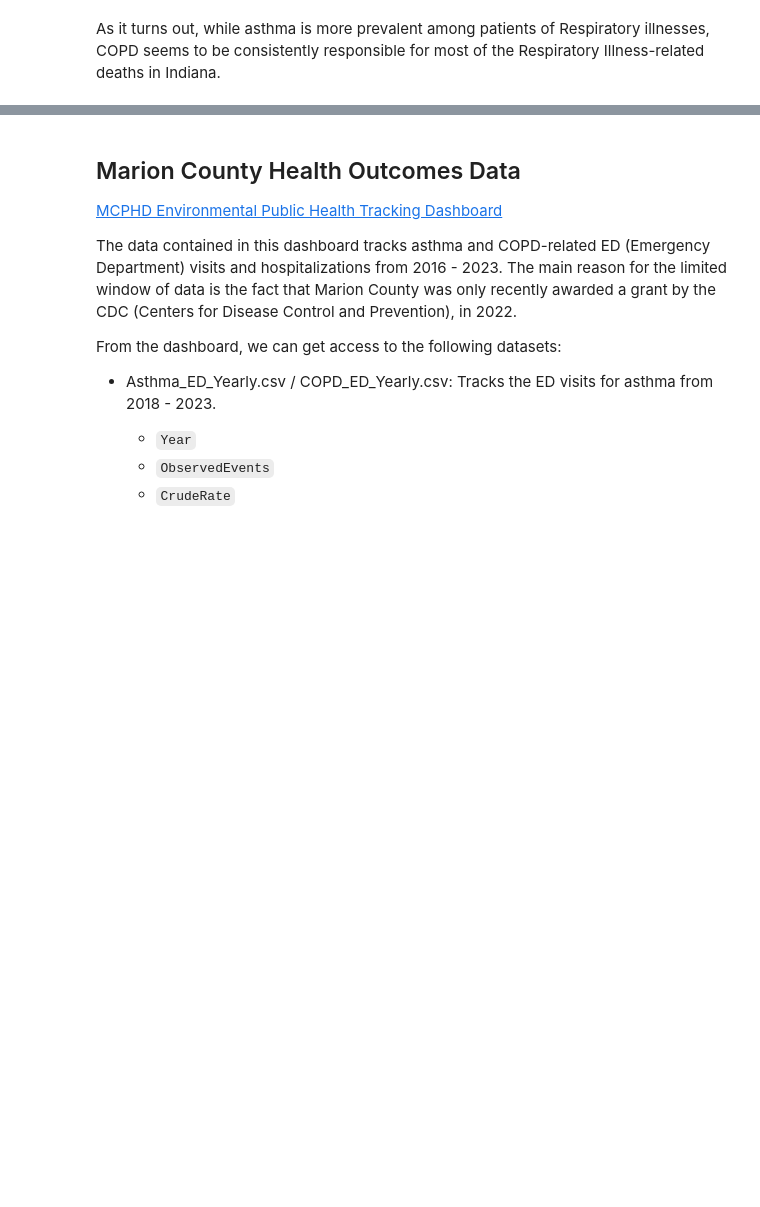
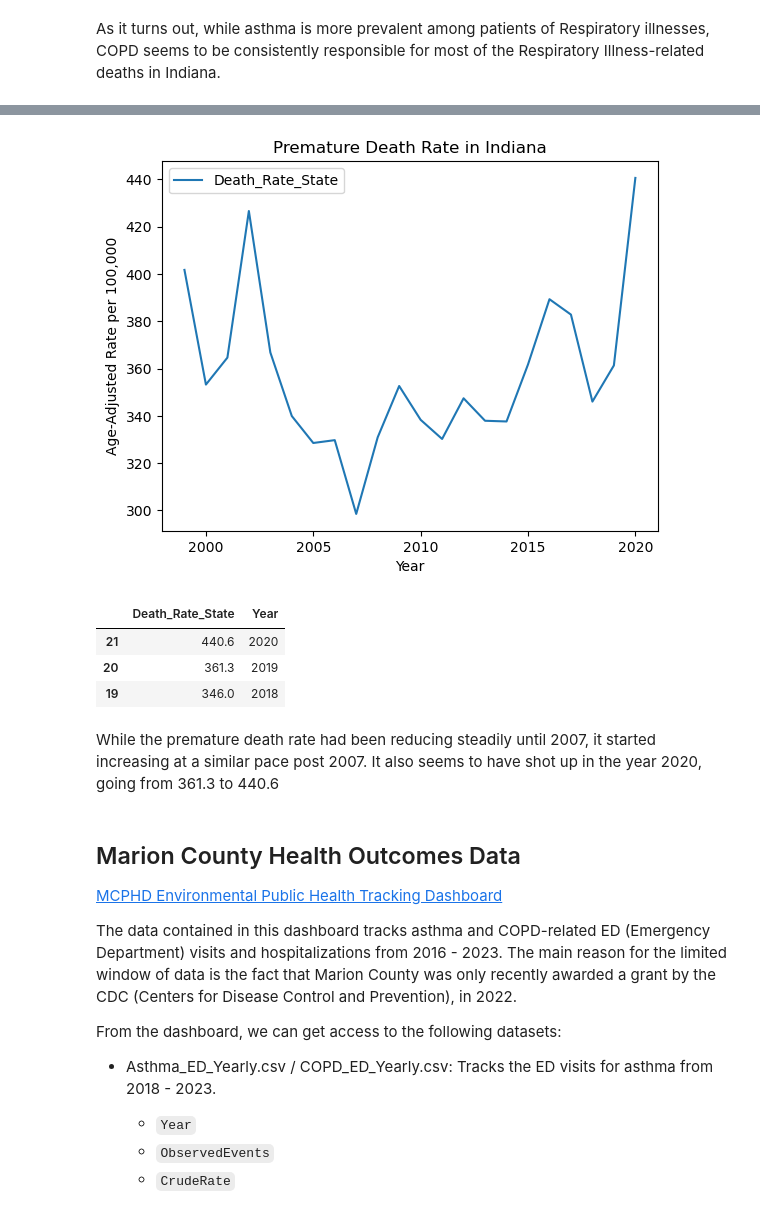
Before and after one commit to himanshunaidu/data512_project, a Jupyter notebook: healthcare_data_acquisition.ipynb, the cells around one changed output, grey strips where cells are left out. Saved outputs shown, nothing was run; the diff lists cells and outputs as text; code cells hidden in the pictures; blank space fills up the shorter version.

```diff
--- a/healthcare_data_acquisition.ipynb
+++ b/healthcare_data_acquisition.ipynb
@@ -152,3 +174,21 @@ ihme_state_data_rates_deaths_df = ihme_state_data_rates_deaths_df.reset_index().
+# %%
+premature_death_state_df.plot(x='Year', y='Death_Rate_State')
+plt.xlabel('Year')
+plt.ylabel('Age-Adjusted Rate per 100,000')
+plt.title('Premature Death Rate in Indiana')
+plt.show()
+# %% [output]
+[figure, added]
+# %%
+premature_death_state_df.sort_values(by='Year', ascending=False).head(3)
+# %% [output]
+|  | Death_Rate_State | Year |
+| 21 | 440.6 | 2020 |
+| 20 | 361.3 | 2019 |
+| 19 | 346.0 | 2018 |
+# %% [markdown]
+While the premature death rate had been reducing steadily until 2007, it started increasing at a similar pace post 2007.
+It also seems to have shot up in the year 2020, going from 361.3 to 440.6
 # %% [markdown]
 ## Marion County Health Outcomes Data
 
```
Also changed, not shown: parts of 7 cells of this notebook, 2 other files.
